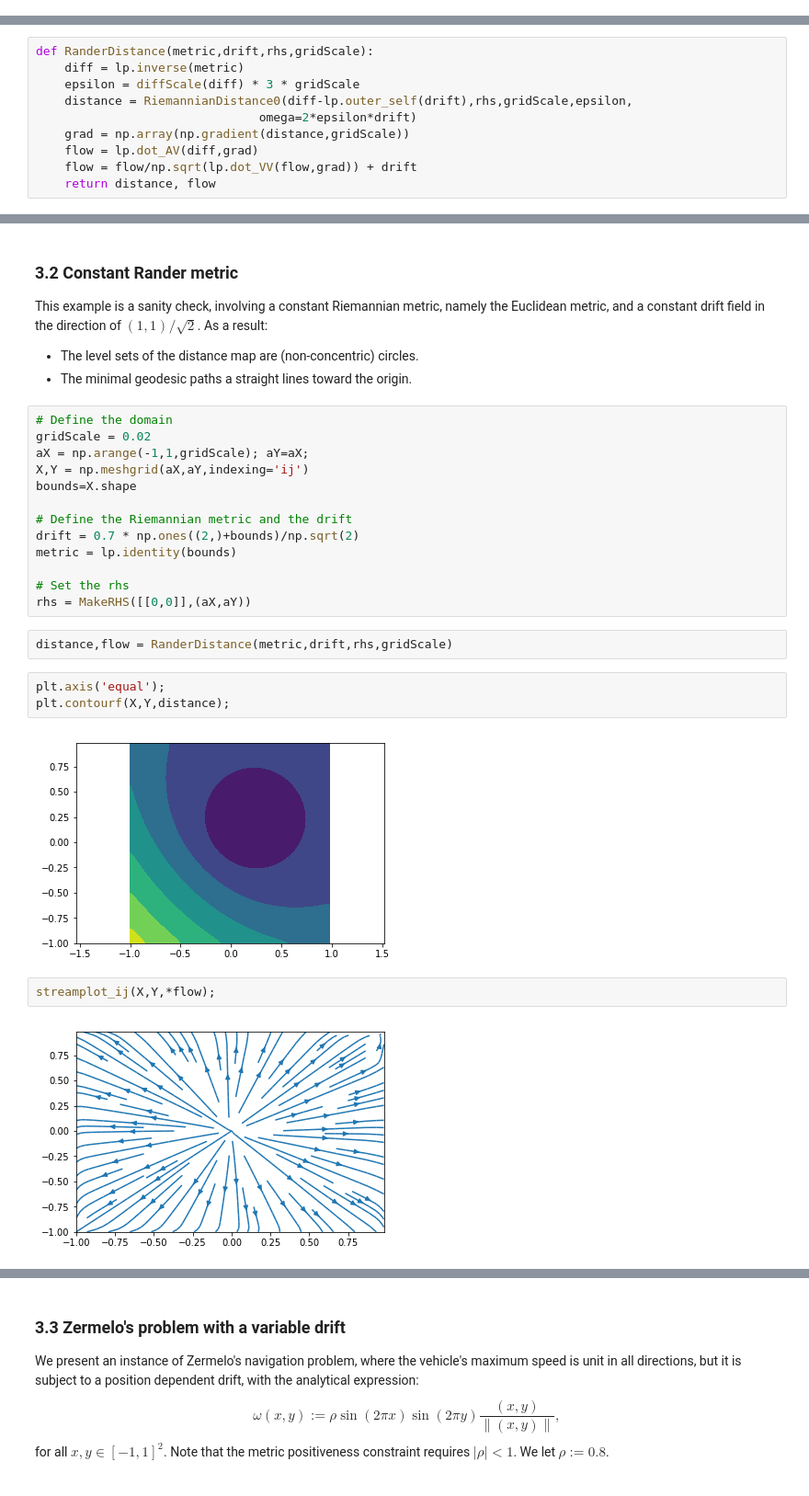
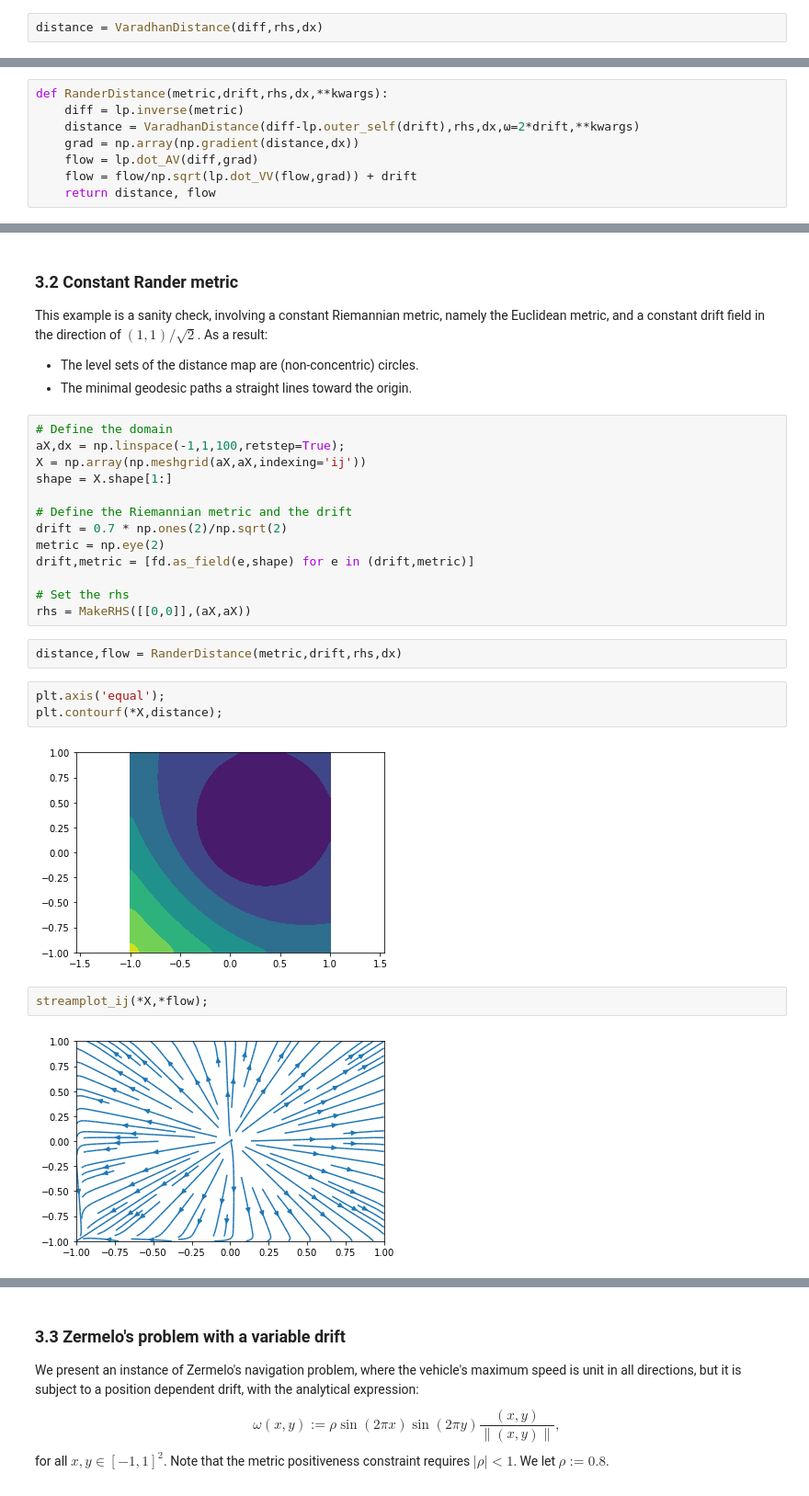
Before and after one commit to Mirebeau/AdaptiveGridDiscretizations, a Jupyter notebook: Notebooks_Div/VaradhanGeodesics.ipynb, the cells around one changed output, grey strips where cells are left out. Shown at 92% size. Cells and saved outputs as stored; diff of their text form.

```diff
--- a/Notebooks_Div/VaradhanGeodesics.ipynb
+++ b/Notebooks_Div/VaradhanGeodesics.ipynb
@@ -424,2 +581,4 @@ distance = RiemannianDistance(metric,rhs,gridScale)
+# %%
+distance = VaradhanDistance(diff,rhs,dx)
 # %%
 plt.axis('equal'); plt.title("Seismic test case, computed with Varadhan's method.")
@@ -497,12 +658,10 @@ Indeed, if $\epsilon$ is too small, then the first order term dominates the seco
 
 The method presented below involves a relaxation parameter only slightly larger than in the Riemannian case, which is already enough to accomodate fairly strong drifts, see below. Automatic setting of the relaxation parameter for even stronger drifts will be the object ot future research.
 # %%
-def RanderDistance(metric,drift,rhs,gridScale):
+def RanderDistance(metric,drift,rhs,dx,**kwargs):
     diff = lp.inverse(metric)
-    epsilon = diffScale(diff) * 3 * gridScale
-    distance = RiemannianDistance0(diff-lp.outer_self(drift),rhs,gridScale,epsilon,
-                               omega=2*epsilon*drift)
-    grad = np.array(np.gradient(distance,gridScale))
+    distance = VaradhanDistance(diff-lp.outer_self(drift),rhs,dx,ω=2*drift,**kwargs)
+    grad = np.array(np.gradient(distance,dx))
     flow = lp.dot_AV(diff,grad)
     flow = flow/np.sqrt(lp.dot_VV(flow,grad)) + drift
     return distance, flow
@@ -515,25 +736,25 @@ As a result:
 - The minimal geodesic paths a straight lines toward the origin.
 # %%
 # Define the domain
-gridScale = 0.02
-aX = np.arange(-1,1,gridScale); aY=aX;
-X,Y = np.meshgrid(aX,aY,indexing='ij')
-bounds=X.shape
+aX,dx = np.linspace(-1,1,100,retstep=True);
+X = np.array(np.meshgrid(aX,aX,indexing='ij'))
+shape = X.shape[1:]
 
 # Define the Riemannian metric and the drift
-drift = 0.7 * np.ones((2,)+bounds)/np.sqrt(2)
-metric = lp.identity(bounds)
+drift = 0.7 * np.ones(2)/np.sqrt(2)
+metric = np.eye(2)
+drift,metric = [fd.as_field(e,shape) for e in (drift,metric)]
 
 # Set the rhs
-rhs = MakeRHS([[0,0]],(aX,aY))
+rhs = MakeRHS([[0,0]],(aX,aX))
 # %%
-distance,flow = RanderDistance(metric,drift,rhs,gridScale)
+distance,flow = RanderDistance(metric,drift,rhs,dx)
 # %%
 plt.axis('equal');
-plt.contourf(X,Y,distance);
+plt.contourf(*X,distance);
 # %% [output]
-[figure, old version]
+[figure, new version]
 # %%
-streamplot_ij(X,Y,*flow);
+streamplot_ij(*X,*flow);
 # %% [output]
-[figure, old version]
+[figure, new version]
```
Also changed, not shown: parts of 64 cells of this notebook, 3 other files.
